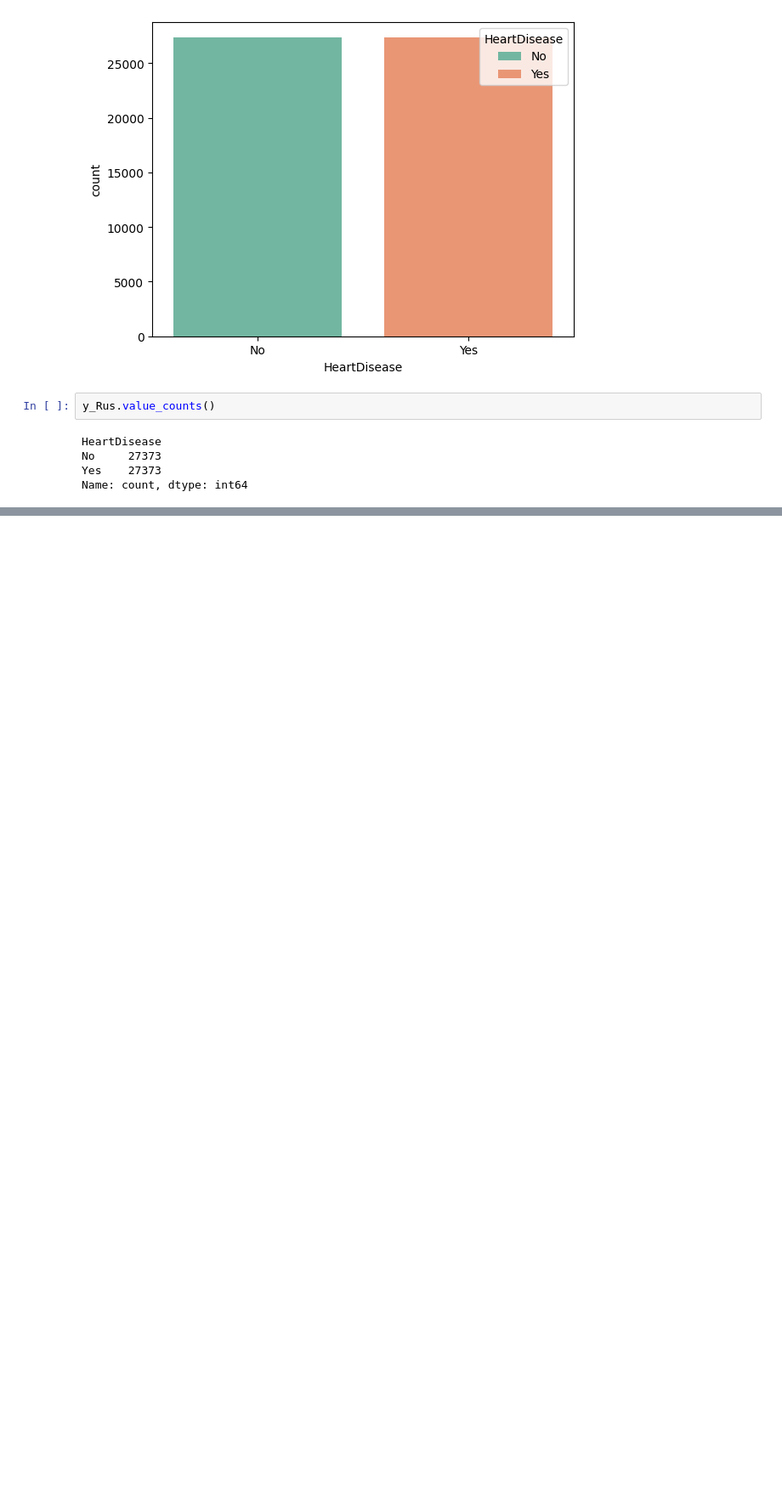
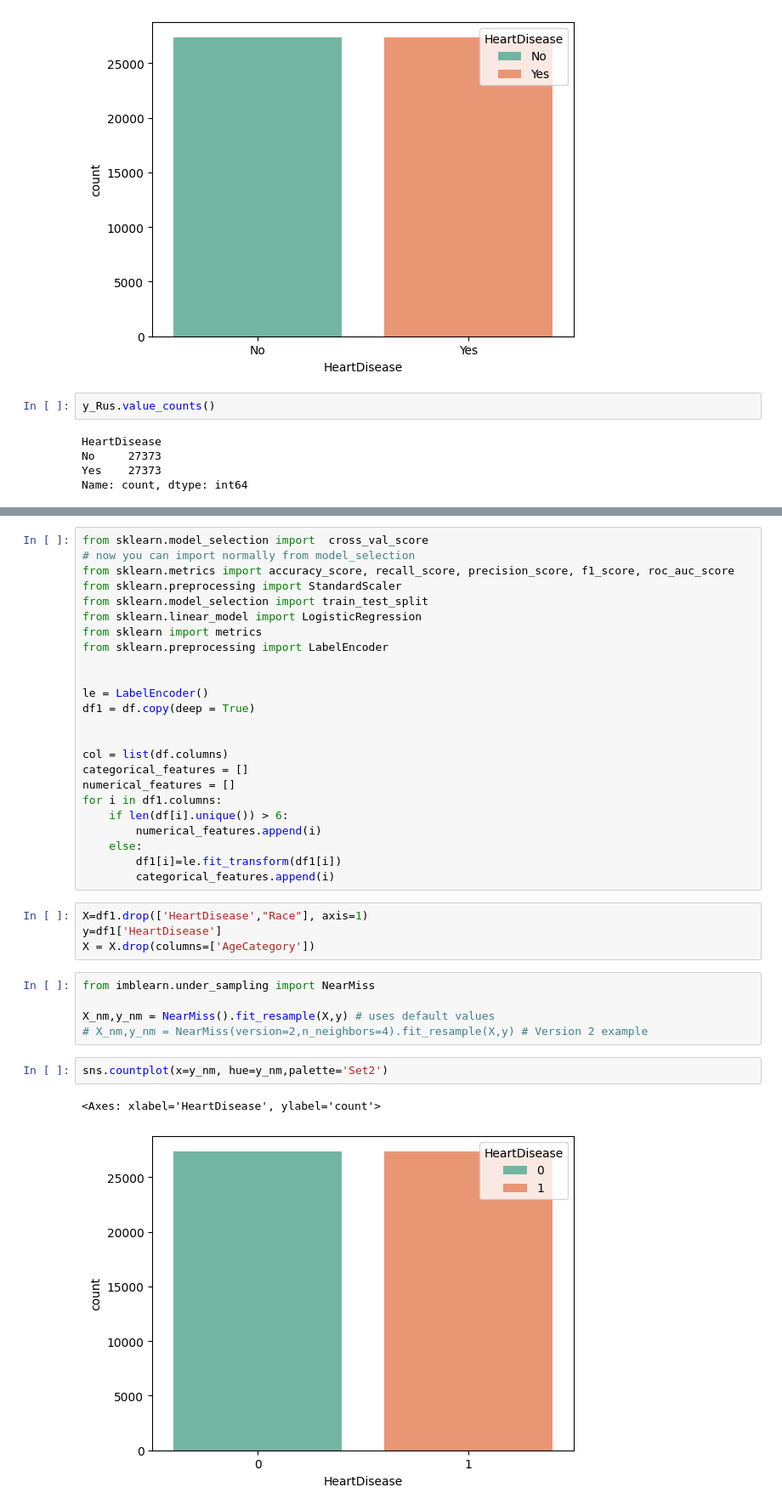
Before and after one commit to Sanjana-max/Analysis, a Jupyter notebook: Sampling Distributions/Under - Over Sampling/underSamplingAlgorithm.ipynb, the cells around one changed output, grey strips where cells are left out. Shown: that part at 85% size. Drawn from its saved outputs; the diff is of its cells as text; blank space fills up the shorter version.

Commit message:
under over sampling python

```diff
--- a/Sampling Distributions/Under - Over Sampling/underSamplingAlgorithm.ipynb
+++ b/Sampling Distributions/Under - Over Sampling/underSamplingAlgorithm.ipynb
@@ -50,0 +64,38 @@ Name: count, dtype: int64
+# %%
+from sklearn.model_selection import  cross_val_score
+# now you can import normally from model_selection
+from sklearn.metrics import accuracy_score, recall_score, precision_score, f1_score, roc_auc_score
+from sklearn.preprocessing import StandardScaler
+from sklearn.model_selection import train_test_split
+from sklearn.linear_model import LogisticRegression
+from sklearn import metrics
+from sklearn.preprocessing import LabelEncoder
+
+
+le = LabelEncoder()
+df1 = df.copy(deep = True)
+
+
+col = list(df.columns)
+categorical_features = []
+numerical_features = []
+for i in df1.columns:
+    if len(df[i].unique()) > 6:
+        numerical_features.append(i)
+    else:
+        df1[i]=le.fit_transform(df1[i])
+        categorical_features.append(i)
+# %%
+X=df1.drop(['HeartDisease',"Race"], axis=1)
+y=df1['HeartDisease']
+X = X.drop(columns=['AgeCategory'])
+# %%
+from imblearn.under_sampling import NearMiss
+
+X_nm,y_nm = NearMiss().fit_resample(X,y) # uses default values
+# X_nm,y_nm = NearMiss(version=2,n_neighbors=4).fit_resample(X,y) # Version 2 example
+# %%
+sns.countplot(x=y_nm, hue=y_nm,palette='Set2')
+# %% [output]
+<Axes: xlabel='HeartDisease', ylabel='count'>
+[figure, added]
```
Also changed, not shown: parts of 10 cells of this notebook, 1 other file.
